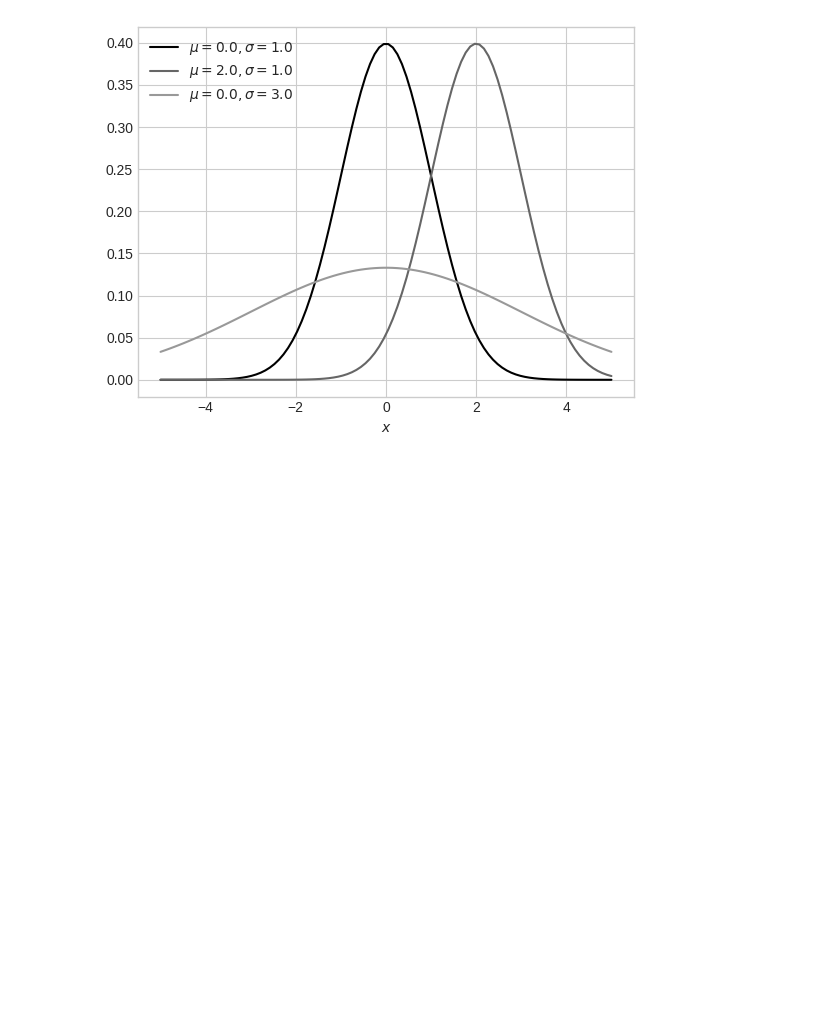
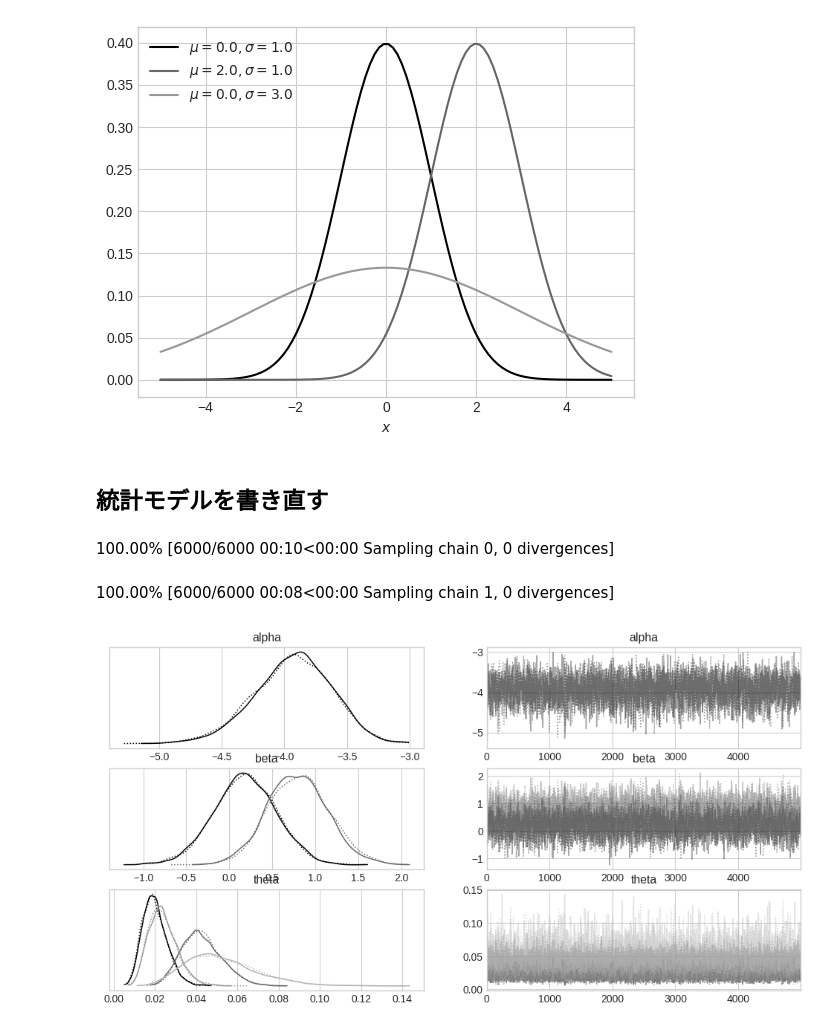
Before and after one commit to yuji-sgs/web-optimization, a Jupyter notebook: chapter3.ipynb, the cells around one changed output. Cells and saved outputs as stored; diff of their text form; code cells hidden in the pictures; blank space fills up the shorter version.

Commit message:
統計モデルを書き直す

```diff
--- a/chapter3.ipynb
+++ b/chapter3.ipynb
@@ -84,3 +84,25 @@ plt.xlabel(r'$x$')
 plt.show()
 # %% [output]
 [figure]
+# %% [markdown]
+## 統計モデルを書き直す
+# %%
+img = [0, 0, 1, 1]
+btn = [0, 1, 0, 1]
+
+with pm.Model() as model_comb:
+  alpha = pm.Normal('alpha', mu=0, sigma=10)
+  beta = pm.Normal('beta', mu=0, sigma=10, shape=2)
+  comb = alpha + beta[0] * img + beta[1] * btn
+  theta = pm.Deterministic('theta', 1 / (1 + pm.math.exp(-comb)))
+  obs = pm.Binomial('obs', p=theta, n=n, observed=clicks)
+  trace_comb = pm.sample(5000, chains=2)
+# %% [output]
+100.00% [6000/6000 00:10<00:00 Sampling chain 0, 0 divergences]
+100.00% [6000/6000 00:08<00:00 Sampling chain 1, 0 divergences]
+# %%
+# 書き直した統計モデルについて得られたサンプルの軌跡
+with model_comb:
+  pm.plot_trace(trace_comb)
+# %% [output]
+[figure, added]
```
Also changed, not shown: parts of 9 cells of this notebook.
